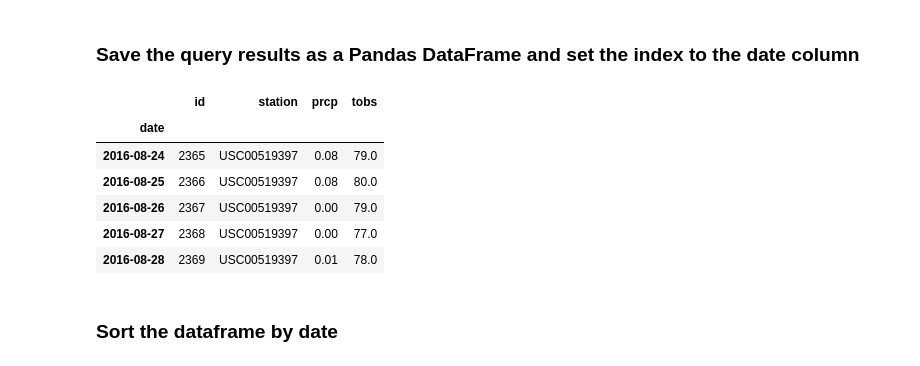
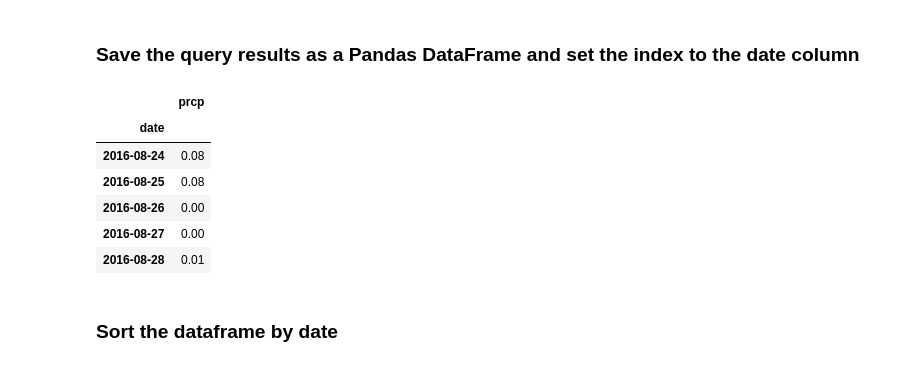
Before and after one commit to pparashar68/sqlalchemy-challenge, a Jupyter notebook: climate_starter.ipynb, the cells around one changed output. Saved outputs shown, nothing was run; the diff lists cells and outputs as text; code cells hidden in the pictures.

```diff
--- a/climate_starter.ipynb
+++ b/climate_starter.ipynb
@@ -59,14 +59,14 @@ tobs FLOAT
 # %% [markdown]
 # Design a query to retrieve the last 12 months of precipitation data and plot the results
 # %%
-from datetime import datetime
-# Maximum date data available in database
-max_date_in_db = session.query(func.max(measurement.date)).one()
-max_date_in_db = datetime.strptime(max_date_in_db[0], '%Y-%m-%d')
-one_year_before_maxdate = datetime(max_date_in_db.year -1, max_date_in_db.month, max_date_in_db.day)
-query_result = session.query(measurement.id,measurement.station,measurement.date,
-                        measurement.prcp,measurement.tobs).filter(measurement.date
-                                                                  >one_year_before_maxdate).filter(measurement.date
-                                                                  <= max_date_in_db).all()
-for row in query_result:
-    print(row)
+# from datetime import datetime
+# # Maximum date data available in database
+# max_date_in_db = session.query(func.max(measurement.date)).one()
+# max_date_in_db = datetime.strptime(max_date_in_db[0], '%Y-%m-%d')
+# one_year_before_maxdate = datetime(max_date_in_db.year -1, max_date_in_db.month, max_date_in_db.day)
+# query_result = session.query(measurement.id,measurement.station,measurement.date,
+#                         measurement.prcp,measurement.tobs).filter(measurement.date
+#                                                                   >one_year_before_maxdate).filter(measurement.date
+#                                                                   <= max_date_in_db).all()
+# for row in query_result:
+#     print(row)
@@ -103,9 +85,9 @@ Max Date in database: 2017-08-23 00:00:00, Last Year Date:2016-08-23 00:00:00
 # %%
-retrieve_query_result = session.query(measurement.date,
+prcp_query_result = session.query(measurement.date,
                         measurement.prcp).filter(measurement.date
-                                                                  >one_year_before_maxdate).filter(measurement.date
-                                                                  <= max_date_in_db).all()
-for row in retrieve_query_result:
+                                                >one_year_before_maxdate).filter(measurement.date
+                                                <= max_date_in_db).all()
+for row in prcp_query_result:
     print(row)
 # %% [output]
 ('2016-08-24', 0.08)
@@ -128,16 +110,16 @@ for row in retrieve_query_result:
 # %% [markdown]
 ### Save the query results as a Pandas DataFrame and set the index to the date column
 # %%
-df_query = pd.DataFrame(query_result)
+df_query = pd.DataFrame(prcp_query_result)
 df_query_date_idx = df_query.set_index('date')
 df_query_date_idx.head(5)
 # %% [output]
-|  | id | station | prcp | tobs |
-| date |  |  |  |  |
-| 2016-08-24 | 2365 | USC00519397 | 0.08 | 79.0 |
-| 2016-08-25 | 2366 | USC00519397 | 0.08 | 80.0 |
-| 2016-08-26 | 2367 | USC00519397 | 0.00 | 79.0 |
-| 2016-08-27 | 2368 | USC00519397 | 0.00 | 77.0 |
-| 2016-08-28 | 2369 | USC00519397 | 0.01 | 78.0 |
+|  | prcp |
+| date |  |
+| 2016-08-24 | 0.08 |
+| 2016-08-25 | 0.08 |
+| 2016-08-26 | 0.00 |
+| 2016-08-27 | 0.00 |
+| 2016-08-28 | 0.01 |
 # %% [markdown]
 ### Sort the dataframe by date
```
Also changed, not shown: parts of 14 cells of this notebook.
